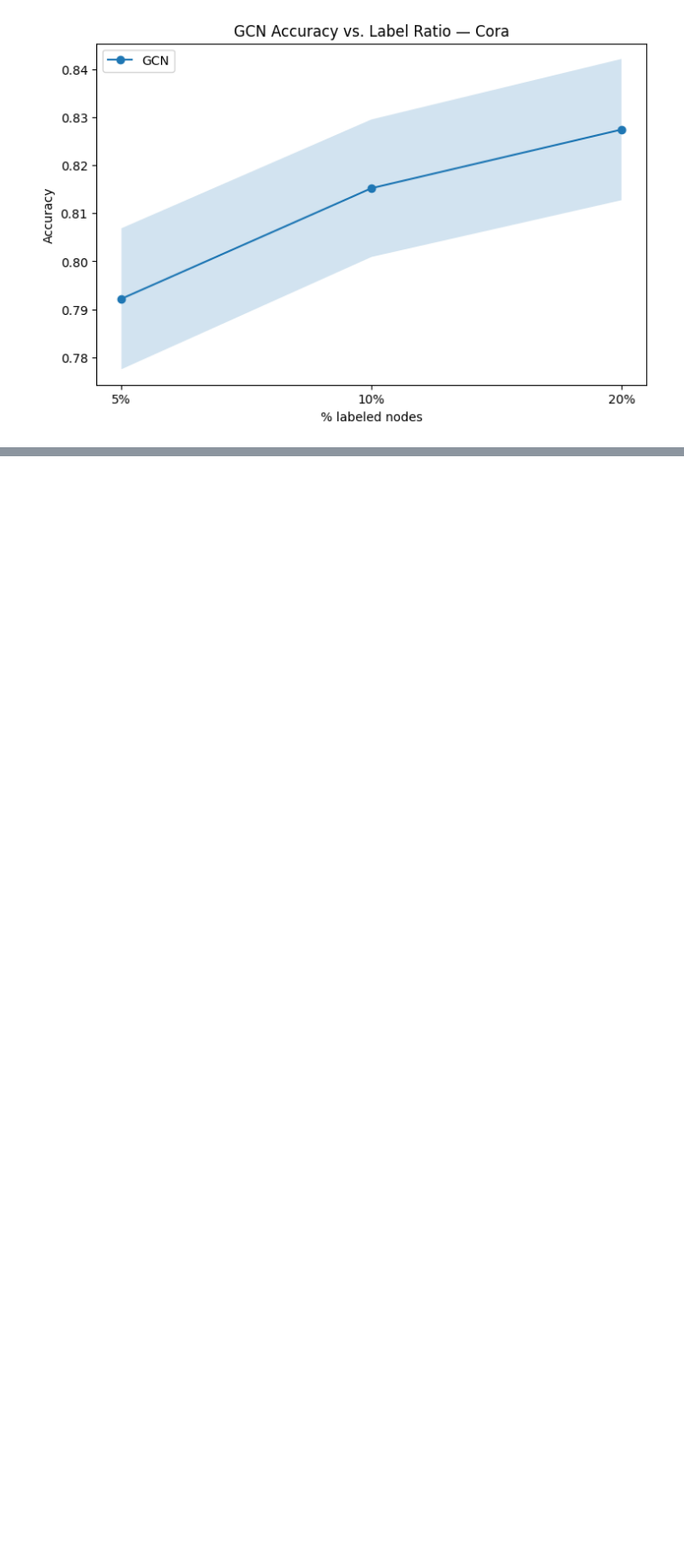
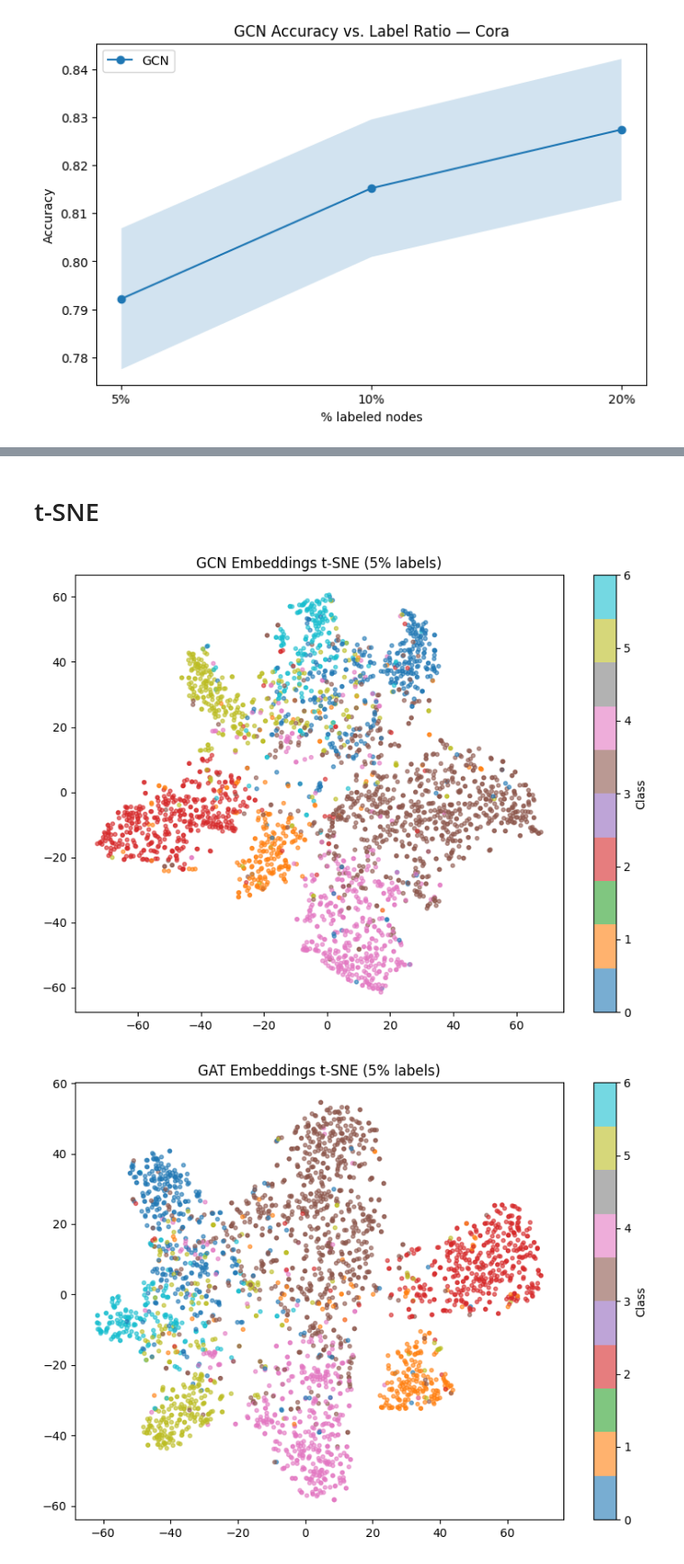
Before and after one commit to Domloj/gnn-label-efficiency, a Jupyter notebook: gnn-label-efficiency.ipynb, the cells around one changed output, grey strips where cells are left out. Shown at 90% size. Cells and saved outputs as stored; diff of their text form; code cells hidden in the pictures; blank space fills up the shorter version.

```diff
--- a/gnn-label-efficiency.ipynb
+++ b/gnn-label-efficiency.ipynb
@@ -161,0 +322,62 @@ plt.show()
+# %% [markdown]
+# t-SNE
+# %%
+from sklearn.manifold import TSNE
+
+def get_embeddings(model):
+    model.eval()
+    with torch.no_grad():
+        x = data.x
+        edge_index = data.edge_index
+
+        emb = model.conv1(x, edge_index)
+        emb = F.relu(emb)
+    return emb.numpy()
+
+def plot_tsne(embeddings, title, filename):
+    tsne = TSNE(n_components=2, random_state=42, perplexity=30)
+    emb_2d = tsne.fit_transform(embeddings)
+
+    plt.figure(figsize=(8, 6))
+    scatter = plt.scatter(emb_2d[:, 0], emb_2d[:, 1],
+                         c=data.y.numpy(),
+                         cmap='tab10',
+                         alpha=0.6,
+                         s=10)
+    plt.colorbar(scatter, label='Class')
+    plt.title(title)
+    plt.tight_layout()
+    plt.savefig(f'results/{filename}.png')
+    plt.show()
+
+data.train_mask = create_split(data, 0.05, seed=42)
+
+gcn_model = GCN(dataset.num_features, 64, dataset.num_classes)
+optimizer = torch.optim.Adam(gcn_model.parameters(), lr=0.01)
+for epoch in range(200):
+    gcn_model.train()
+    optimizer.zero_grad()
+    out = gcn_model(data.x, data.edge_index)
+    loss = F.nll_loss(out[data.train_mask], data.y[data.train_mask])
+    loss.backward()
+    optimizer.step()
+
+gat_model = GAT(dataset.num_features, 8, dataset.num_classes)
+optimizer = torch.optim.Adam(gat_model.parameters(), lr=0.005, weight_decay=5e-4)
+for epoch in range(200):
+    gat_model.train()
+    optimizer.zero_grad()
+    out = gat_model(data.x, data.edge_index)
+    loss = F.nll_loss(out[data.train_mask], data.y[data.train_mask])
+    loss.backward()
+    optimizer.step()
+
+# t-SNE
+gcn_emb = get_embeddings(gcn_model)
+gat_emb = get_embeddings(gat_model)
+
+plot_tsne(gcn_emb, 'GCN Embeddings t-SNE (5% labels)', 'tsne_gcn')
+plot_tsne(gat_emb, 'GAT Embeddings t-SNE (5% labels)', 'tsne_gat')
+# %% [output]
+[figure, added]
+[figure, added]
```
Also changed, not shown: parts of 8 cells of this notebook, 5 other files.
